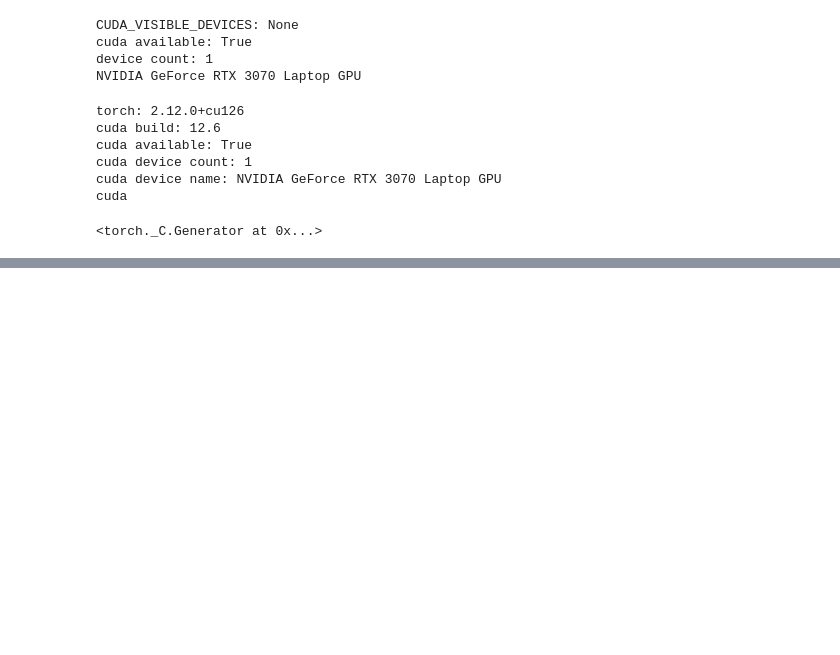
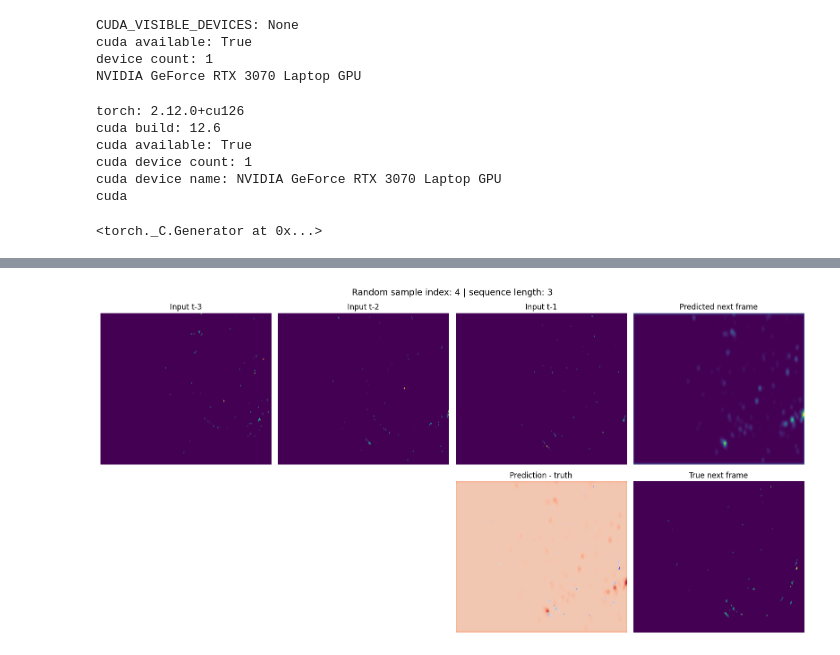
Before and after one commit to ilove-datascience/rainraingoaway, a Jupyter notebook: src/test_convlstm.ipynb, the cells around one changed output, grey strips where cells are left out. Cells and saved outputs as stored; diff of their text form; code cells hidden in the pictures; blank space fills up the shorter version.

Commit message:
tests on convlstm

```diff
--- a/src/test_convlstm.ipynb
+++ b/src/test_convlstm.ipynb
@@ -225,7 +219,8 @@ removed sample 905 with length 1
 # %%
 from torch.utils.data import DataLoader
-train_loader = DataLoader(train_dataset, batch_size=8, shuffle=True)
-test_loader = DataLoader(test_dataset, batch_size=8, shuffle=False)
+BATCH_SIZE = 16
+train_loader = DataLoader(train_dataset, batch_size=BATCH_SIZE, shuffle=True)
+test_loader = DataLoader(test_dataset, batch_size=BATCH_SIZE, shuffle=False)
 print(f"Train samples: {len(train_dataset)}")
 print(f"Test samples: {len(test_dataset)}")
 print(f"Train batches :{len(train_loader)}")
@@ -294,12 +242,15 @@ def train_one_epoch(epoch_index, optimizer, model, loss_fn):
 #import model
 from mode import radar_cnn
 from models.convlstm import ConvLSTM
+
 model = ConvLSTM(input_dim=1,
-                 hidden_dim=128,
+                 hidden_dim=64,
                  kernel_size=(3, 3),
                  num_layers=2,
                  batch_first=True,
-                 bias=True,)
+                 bias=True)
+
+
 model = model.to(device)
 # %%
 #define loss function
@@ -507,0 +483,56 @@ plt.show()
+# %%
+import matplotlib.pyplot as plt
+
+model.eval()
+
+sample_idx = 4
+sample_inputs, sample_target = test_dataset[sample_idx] if len(test_dataset) > 0 else dataset[sample_idx]
+
+with torch.no_grad():
+    sample_batch = sample_inputs.unsqueeze(0).to(device)
+    sample_outputs = model(sample_batch)
+    sample_prediction = torch.sigmoid(sample_outputs)[0].cpu()
+
+sample_inputs = sample_inputs.cpu()
+sample_target = sample_target.cpu()
+
+num_steps = sample_inputs.shape[0]
+fig, axes = plt.subplots(2, max(num_steps + 1, 3), figsize=(4 * max(num_steps + 1, 3), 8))
+axes = axes.reshape(2, -1)
+
+for step in range(axes.shape[1]):
+    axes[0, step].axis('off')
+    axes[1, step].axis('off')
+
+for step in range(num_steps):
+    input_frame = sample_inputs[step]
+    if input_frame.dim() == 3:
+        input_frame = input_frame.squeeze(0)
+    axes[0, step].imshow(input_frame.numpy(), aspect='auto', cmap='viridis')
+    axes[0, step].set_title(f'Input t-{num_steps - step}')
+    axes[0, step].axis('off')
+
+pred_frame = sample_prediction
+if pred_frame.dim() == 3:
+    pred_frame = pred_frame.squeeze(0)
+axes[0, num_steps].imshow(pred_frame.numpy(), aspect='auto', cmap='viridis')
+axes[0, num_steps].set_title('Predicted next frame')
+axes[0, num_steps].axis('off')
+
+target_frame = sample_target
+if target_frame.dim() == 3:
+    target_frame = target_frame.squeeze(0)
+diff_frame = pred_frame.numpy() - target_frame.numpy()
+axes[1, num_steps - 1].imshow(diff_frame, aspect='auto', cmap='coolwarm')
+axes[1, num_steps - 1].set_title('Prediction - truth')
+axes[1, num_steps - 1].axis('off')
+
+axes[1, num_steps].imshow(target_frame.numpy(), aspect='auto', cmap='viridis')
+axes[1, num_steps].set_title('True next frame')
+axes[1, num_steps].axis('off')
+
+fig.suptitle(f'Random sample index: {sample_idx} | sequence length: {num_steps}', fontsize=14)
+plt.tight_layout()
+plt.show()
+# %% [output]
+[figure, added]
```
Also changed, not shown: parts of 15 cells of this notebook, 2 other files.
